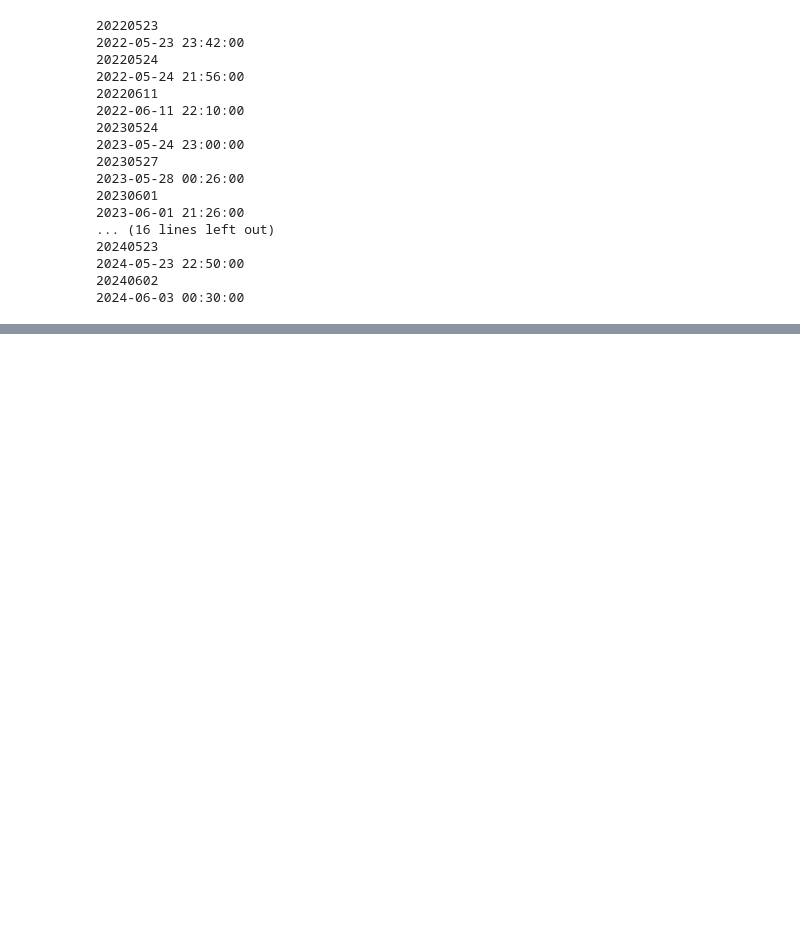
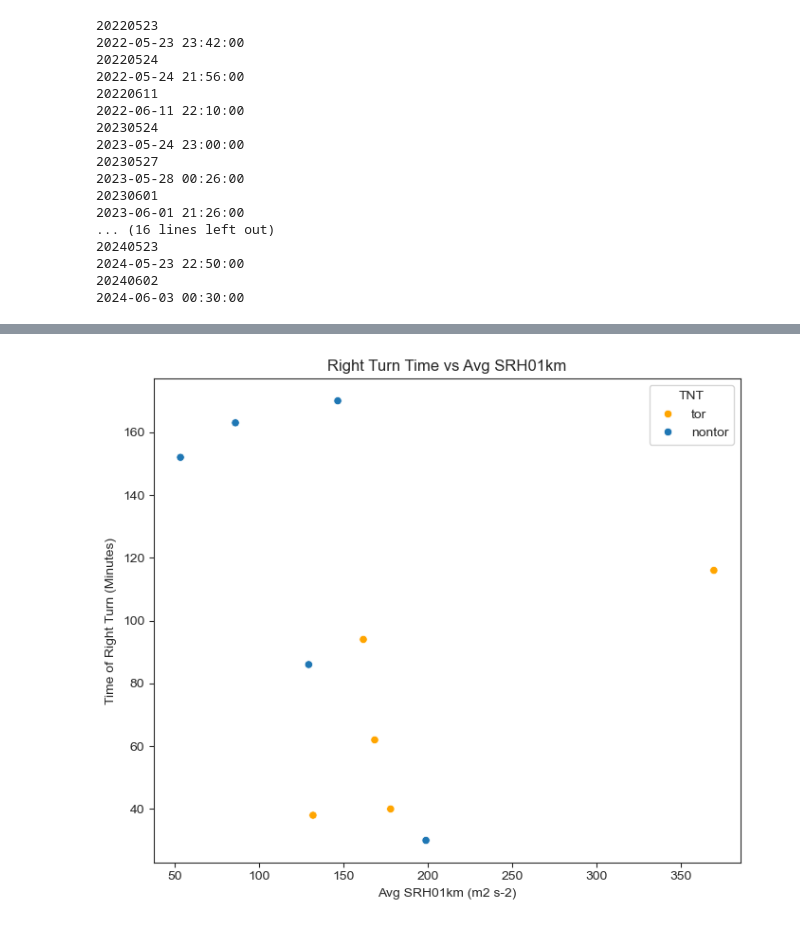
Before and after one commit to JuliaBuhrman/research2024, a Jupyter notebook: t_CI.ipynb, the cells around one changed output, grey strips where cells are left out. Cells and saved outputs as stored; diff of their text form; code cells hidden in the pictures; blank space fills up the shorter version.

```diff
--- a/t_CI.ipynb
+++ b/t_CI.ipynb
@@ -395,0 +481,22 @@ Name: Tor or Nontor, Length: 3788, dtype: object
+# %%
+# cases_df["rt - torgen (min)"] = np.nan
+# cases_df["ci - torgen (min)"] = np.nan
+
+for d in first_tor_time_df['Date'].unique():
+
+    d_sel = rt_times_manual[rt_times_manual['Date'] == d]
+    d_tor = first_tor_time_df[first_tor_time_df['Date'] == d]
+
+    rt_time = d_sel["dt_rt"].iloc[0]
+    ci_time = d_sel["dt_CI"].iloc[0]
+    tor_time = d_tor["Datetime DT"].iloc[0]
+
+    cases_df.loc[cases_df["Date"] == d, "torgen - rt (min)"] = (
+       tor_time - rt_time
+    ).total_seconds() / 60
+
+    # + means RT occurred BEFORE tornado, - means RT occurred AFTER
+
+    cases_df.loc[cases_df["Date"] == d, "torgen - ci (min)"] = (
+        tor_time - ci_time
+    ).total_seconds() / 60
@@ -420 +553,12 @@ avg_srh_df
+# %%
+import seaborn as sns
+fig = plt.figure(figsize=(7,6))
+lab='Avg SRH01km'
+sns.scatterplot(data=avg_srh_df, x=lab, y='t_ci - t_rt', hue='TNT', palette=['orange', 'tab:blue'])
+plt.ylabel('Time of Right Turn (Minutes)')
+plt.xlabel(f'{lab} (m2 s-2)')
+plt.title(f'Right Turn Time vs {lab}')
+plt.tight_layout()
+# %% [output]
+[figure, added]
 # %%
```
Also changed, not shown: parts of 37 cells of this notebook.
